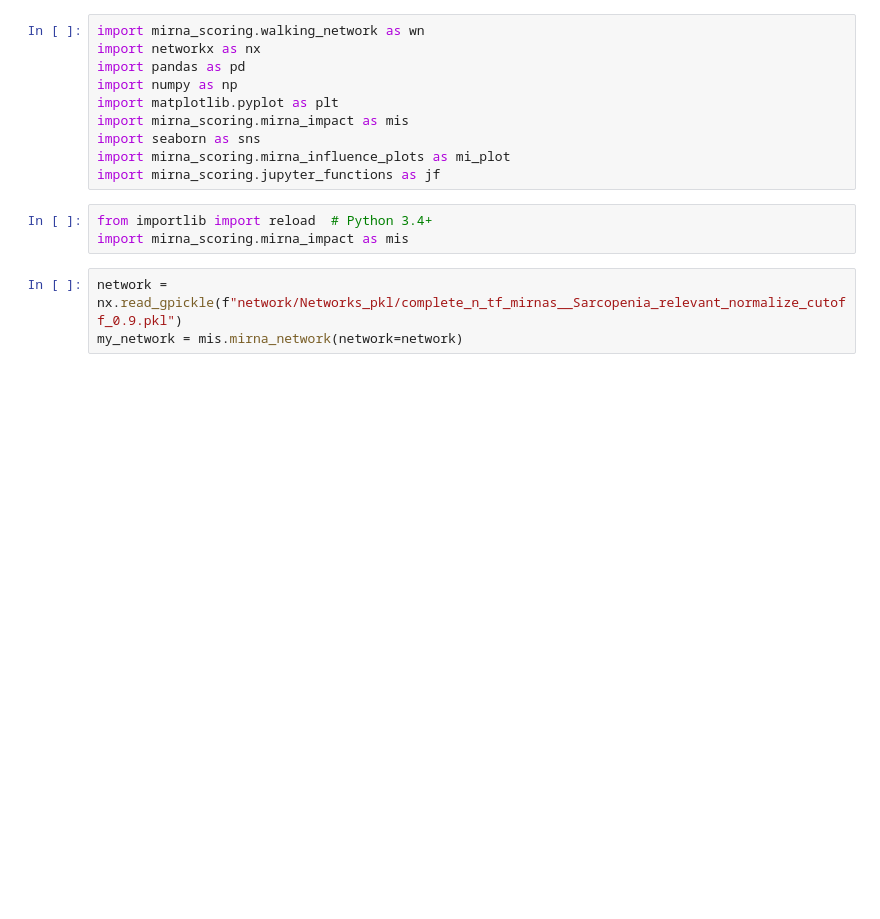
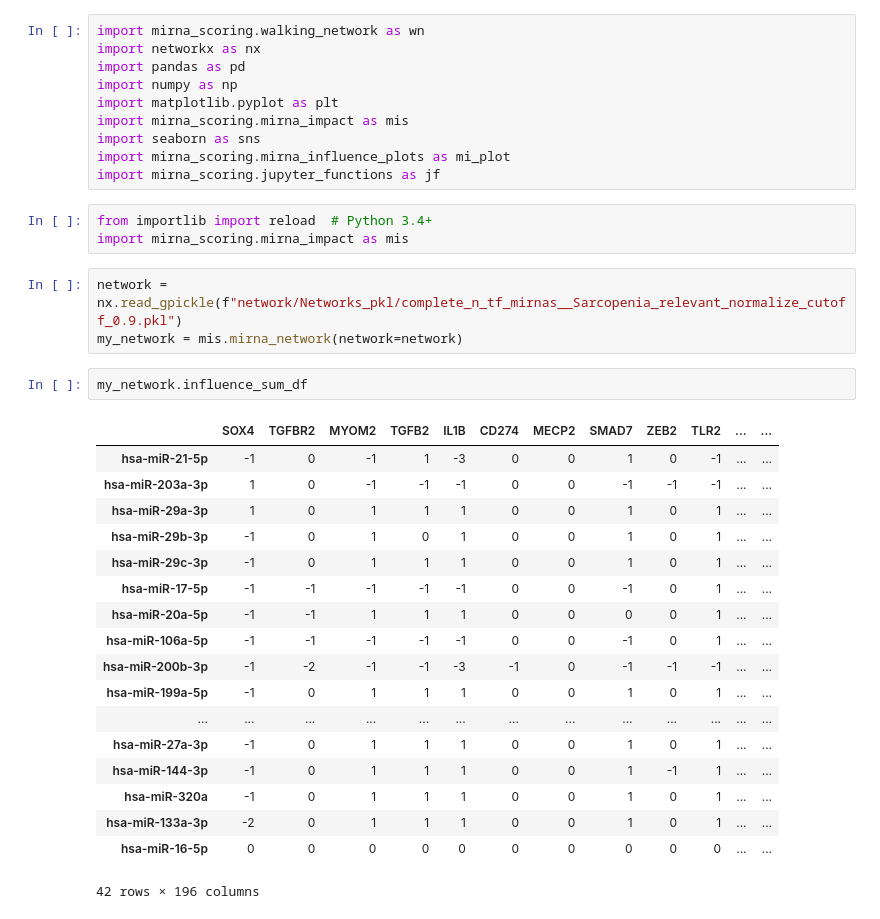
Before and after one commit to Kathyren/Muscle_wasting, a Jupyter notebook: mirna_scoring/notebooks/Evaluate_mirs/Get_scores_quick.ipynb, the cells around one changed output. Saved outputs shown, nothing was run; the diff lists cells and outputs as text; blank space fills up the shorter version.

```diff
--- a/mirna_scoring/notebooks/Evaluate_mirs/Get_scores_quick.ipynb
+++ b/mirna_scoring/notebooks/Evaluate_mirs/Get_scores_quick.ipynb
@@ -18,6 +18,27 @@ import mirna_scoring.mirna_impact as mis
 # %%
 network = nx.read_gpickle(f"network/Networks_pkl/complete_n_tf_mirnas__Sarcopenia_relevant_normalize_cutoff_0.9.pkl")
 my_network = mis.mirna_network(network=network)
+# %%
+my_network.influence_sum_df
+# %% [output]
+|  | SOX4 | TGFBR2 | MYOM2 | TGFB2 | IL1B | CD274 | MECP2 | SMAD7 | ZEB2 | TLR2 | ... | ... |
+| hsa-miR-21-5p | -1 | 0 | -1 | 1 | -3 | 0 | 0 | 1 | 0 | -1 | ... | ... |
+| hsa-miR-203a-3p | 1 | 0 | -1 | -1 | -1 | 0 | 0 | -1 | -1 | -1 | ... | ... |
+| hsa-miR-29a-3p | 1 | 0 | 1 | 1 | 1 | 0 | 0 | 1 | 0 | 1 | ... | ... |
+| hsa-miR-29b-3p | -1 | 0 | 1 | 0 | 1 | 0 | 0 | 1 | 0 | 1 | ... | ... |
+| hsa-miR-29c-3p | -1 | 0 | 1 | 1 | 1 | 0 | 0 | 1 | 0 | 1 | ... | ... |
+| hsa-miR-17-5p | -1 | -1 | -1 | -1 | -1 | 0 | 0 | -1 | 0 | 1 | ... | ... |
+| hsa-miR-20a-5p | -1 | -1 | 1 | 1 | 1 | 0 | 0 | 0 | 0 | 1 | ... | ... |
+| hsa-miR-106a-5p | -1 | -1 | -1 | -1 | -1 | 0 | 0 | -1 | 0 | 1 | ... | ... |
+| hsa-miR-200b-3p | -1 | -2 | -1 | -1 | -3 | -1 | 0 | -1 | -1 | -1 | ... | ... |
+| hsa-miR-199a-5p | -1 | 0 | 1 | 1 | 1 | 0 | 0 | 1 | 0 | 1 | ... | ... |
+| ... | ... | ... | ... | ... | ... | ... | ... | ... | ... | ... | ... | ... |
+| hsa-miR-27a-3p | -1 | 0 | 1 | 1 | 1 | 0 | 0 | 1 | 0 | 1 | ... | ... |
+| hsa-miR-144-3p | -1 | 0 | 1 | 1 | 1 | 0 | 0 | 1 | -1 | 1 | ... | ... |
+| hsa-miR-320a | -1 | 0 | 1 | 1 | 1 | 0 | 0 | 1 | 0 | 1 | ... | ... |
+| hsa-miR-133a-3p | -2 | 0 | 1 | 1 | 1 | 0 | 0 | 1 | 0 | 1 | ... | ... |
+| hsa-miR-16-5p | 0 | 0 | 0 | 0 | 0 | 0 | 0 | 0 | 0 | 0 | ... | ... |
+42 rows × 196 columns
 # %%
 my_network.quick_get_all_scores(steps=5, sample_size=10, dds_threshold=0, pathway_keywords=['ATP'])
 # %% [output]
```
Also changed, not shown: parts of 14 cells of this notebook, 2 other files.
